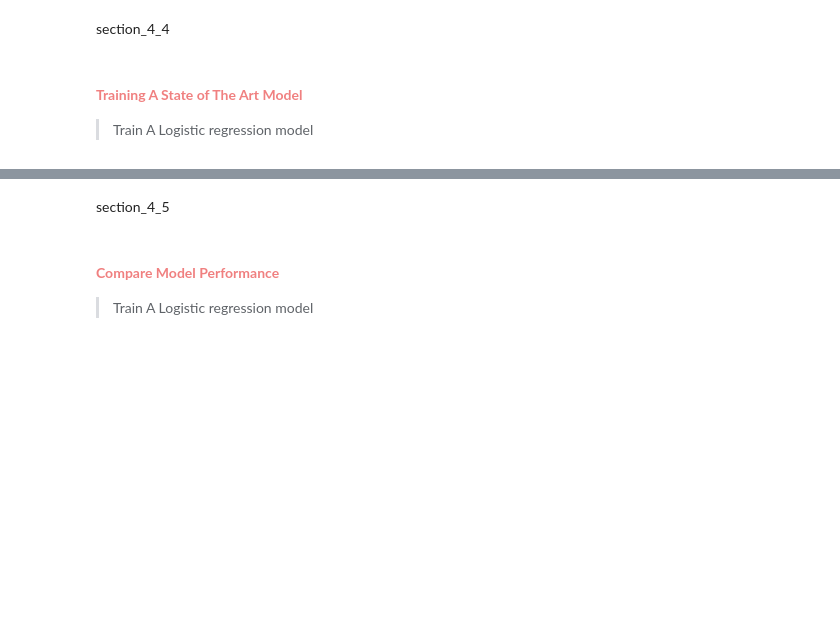
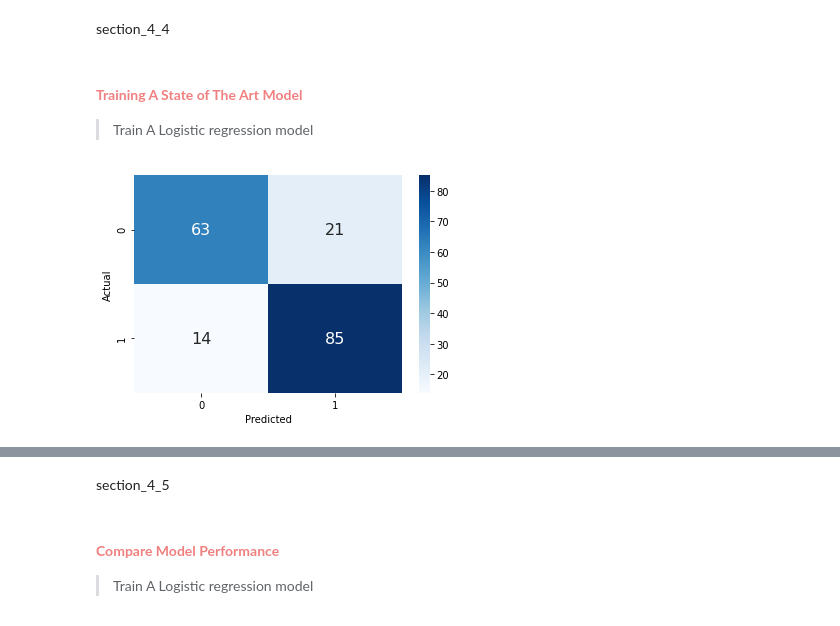
Before and after one commit to Five-Tackle-One/Investigative-Analysis-of-Heart-Disease-Diagnosis, a Jupyter notebook: Investigative Analysis of Heart Disease Diagnosis.ipynb, the cells around one changed output, grey strips where cells are left out. Cells and saved outputs as stored; diff of their text form; code cells hidden in the pictures; blank space fills up the shorter version.

```diff
--- a/Investigative Analysis of Heart Disease Diagnosis.ipynb
+++ b/Investigative Analysis of Heart Disease Diagnosis.ipynb
@@ -460,3 +491,11 @@ Logistic: ROC AUC=0.939
 <h4 style="color:lightcoral"><strong>Training A State of The Art Model</strong></h4>
 
 > Train A Logistic regression model
+# %%
+logreg = LogisticRegression()
+logreg.fit(X_train,y_train)
+y_pred = logreg.predict(X_test)
+acc.display_confusion_matrix(y_test,y_pred)
+y_pred_proba = logreg.predict_proba(X_test)[::,1]
+# %% [output]
+[figure, added]
```
Also changed, not shown: parts of 16 cells of this notebook, 1 other file.
